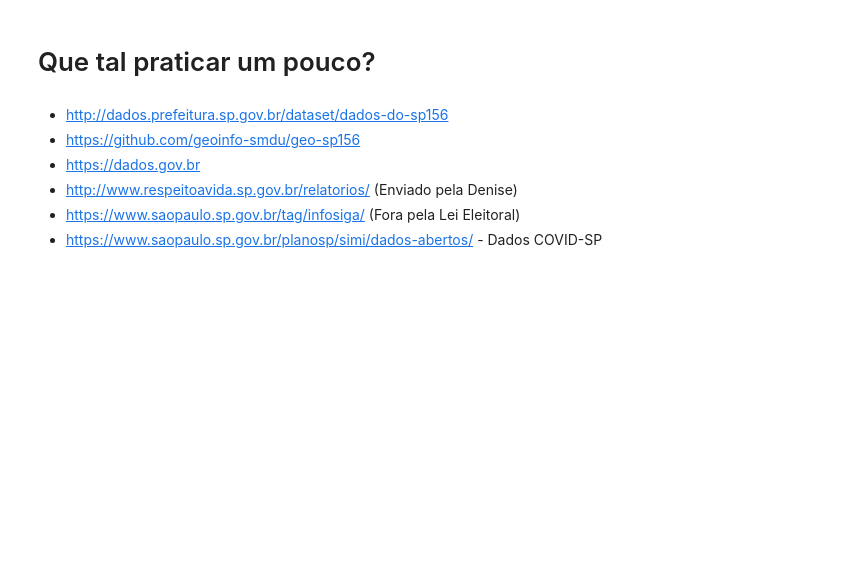
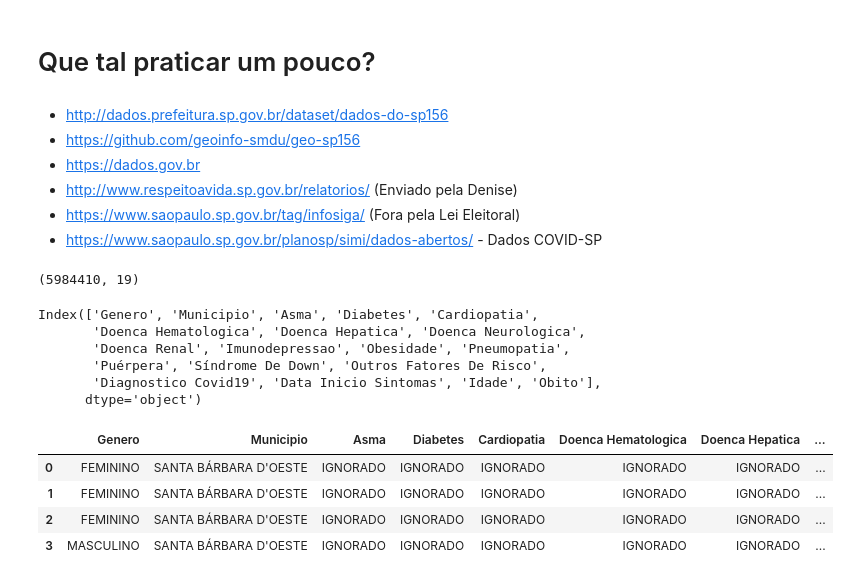
Before and after one commit to AndaSampa/big-open-urban-data, a Jupyter notebook: aula1.ipynb, the cells around one changed output. Saved outputs shown, nothing was run; the diff lists cells and outputs as text; code cells hidden in the pictures; blank space fills up the shorter version.

```diff
--- a/aula1.ipynb
+++ b/aula1.ipynb
@@ -131,2 +133,21 @@ import pandas as pd
 # %%
-df_covid
+df_covid.shape
+# %% [output]
+(5984410, 19)
+# %%
+df_covid.columns
+# %% [output]
+Index(['Genero', 'Municipio', 'Asma', 'Diabetes', 'Cardiopatia',
+       'Doenca Hematologica', 'Doenca Hepatica', 'Doenca Neurologica',
+       'Doenca Renal', 'Imunodepressao', 'Obesidade', 'Pneumopatia',
+       'Puérpera', 'Síndrome De Down', 'Outros Fatores De Risco',
+       'Diagnostico Covid19', 'Data Inicio Sintomas', 'Idade', 'Obito'],
+      dtype='object')
+# %%
+df_covid.head(4)
+# %% [output]
+|  | Genero | Municipio | Asma | Diabetes | Cardiopatia | Doenca Hematologica | Doenca Hepatica | ... |
+| 0 | FEMININO | SANTA BÁRBARA D'OESTE | IGNORADO | IGNORADO | IGNORADO | IGNORADO | IGNORADO | ... |
+| 1 | FEMININO | SANTA BÁRBARA D'OESTE | IGNORADO | IGNORADO | IGNORADO | IGNORADO | IGNORADO | ... |
+| 2 | FEMININO | SANTA BÁRBARA D'OESTE | IGNORADO | IGNORADO | IGNORADO | IGNORADO | IGNORADO | ... |
+| 3 | MASCULINO | SANTA BÁRBARA D'OESTE | IGNORADO | IGNORADO | IGNORADO | IGNORADO | IGNORADO | ... |
```
Also changed, not shown: parts of 10 cells of this notebook, 3 other files.
